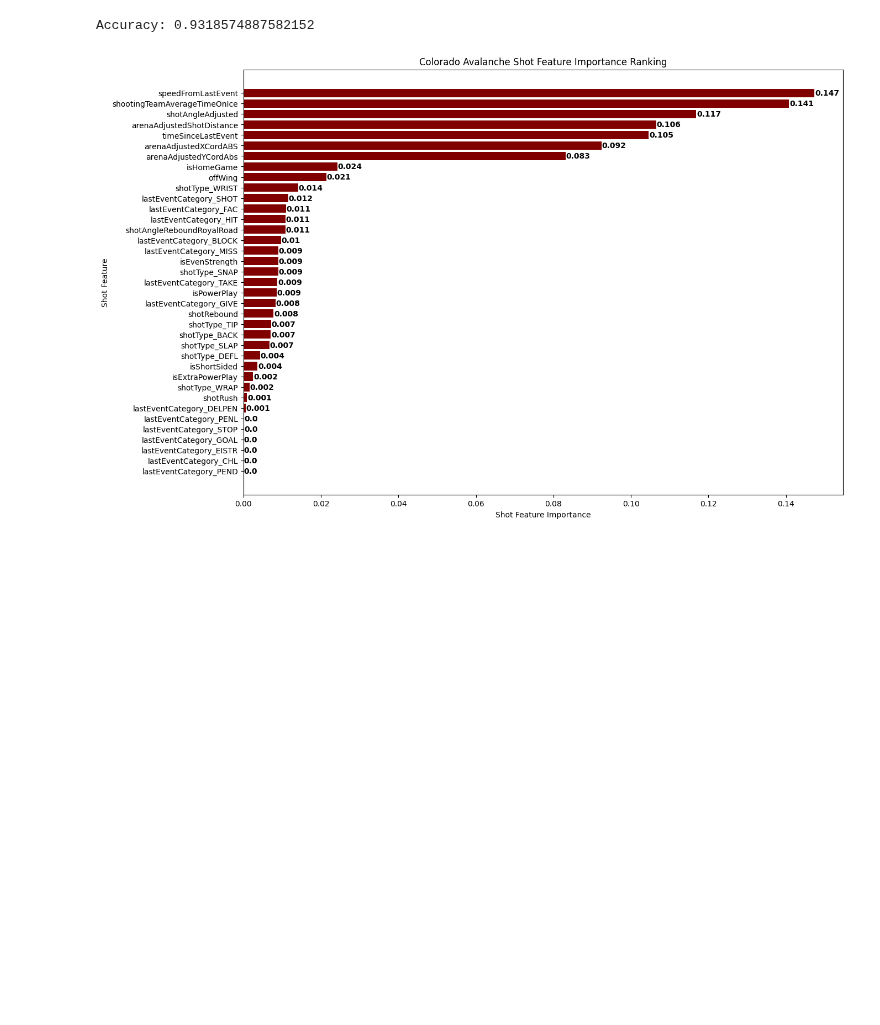
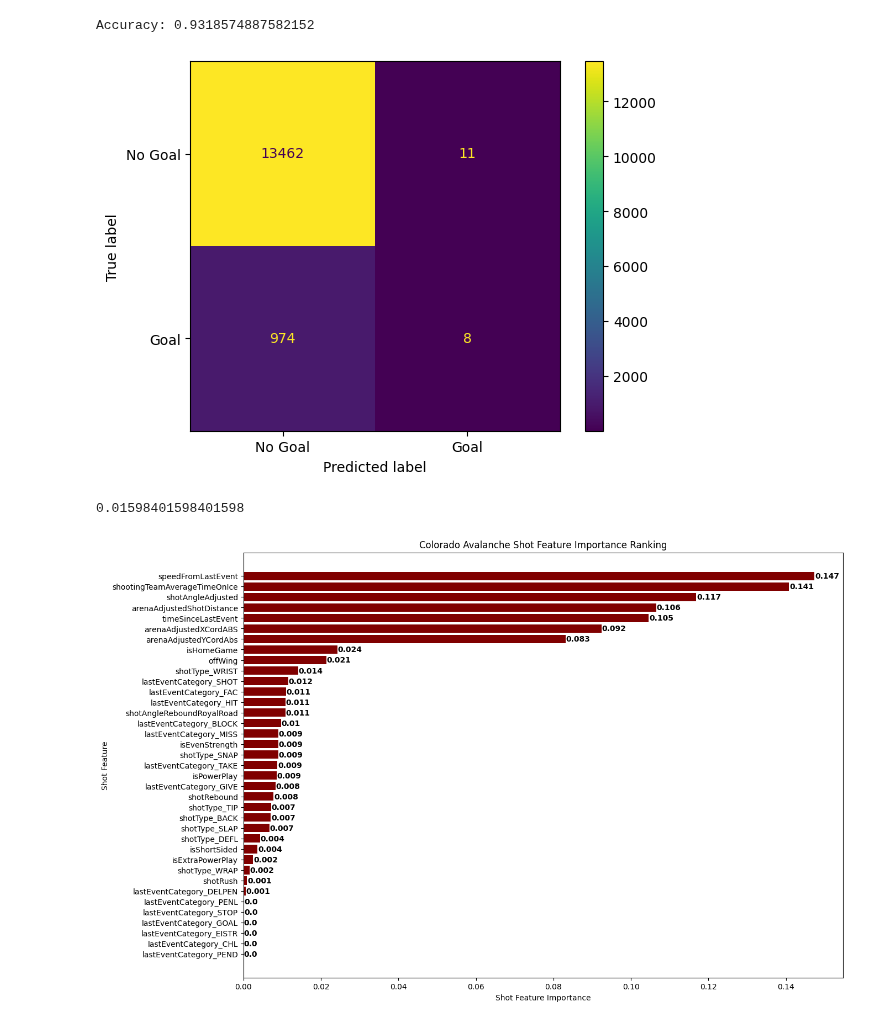
Before and after one commit to LonnyCox55/MSDS696_NHLExpectedGoalPrediction, a Jupyter notebook: main.ipynb, the cells around one changed output. Cells and saved outputs as stored; diff of their text form; code cells hidden in the pictures; blank space fills up the shorter version.

```diff
--- a/main.ipynb
+++ b/main.ipynb
@@ -342,6 +305,22 @@ accuracy_metric = accuracy_score(test_goal_labels, goal_predictions)
 print("Accuracy:", accuracy_metric)
 # %% [output]
 Accuracy: 0.9318574887582152
+# %%
+# Create and display confusion matrix to see TP/FP/TN/FN counts
+def display_confusion_matrix(test_labels, predictions):
+  conf_mat = confusion_matrix(test_labels, predictions)
+  conf_disp = ConfusionMatrixDisplay(confusion_matrix=conf_mat, display_labels=['No Goal', 'Goal'])
+  conf_disp.plot()
+  plt.show()
+# %%
+display_confusion_matrix(test_goal_labels, goal_predictions)
+# %% [output]
+[figure, added]
+# %%
+# Calculate and display the F1-score
+f1_score(test_goal_labels, goal_predictions)
+# %% [output]
+0.01598401598401598
 # %%
 # Create barplot of the feature importances
 fig, ax = plt.subplots(figsize = (14, 10))
```
Also changed, not shown: parts of 8 cells of this notebook.
